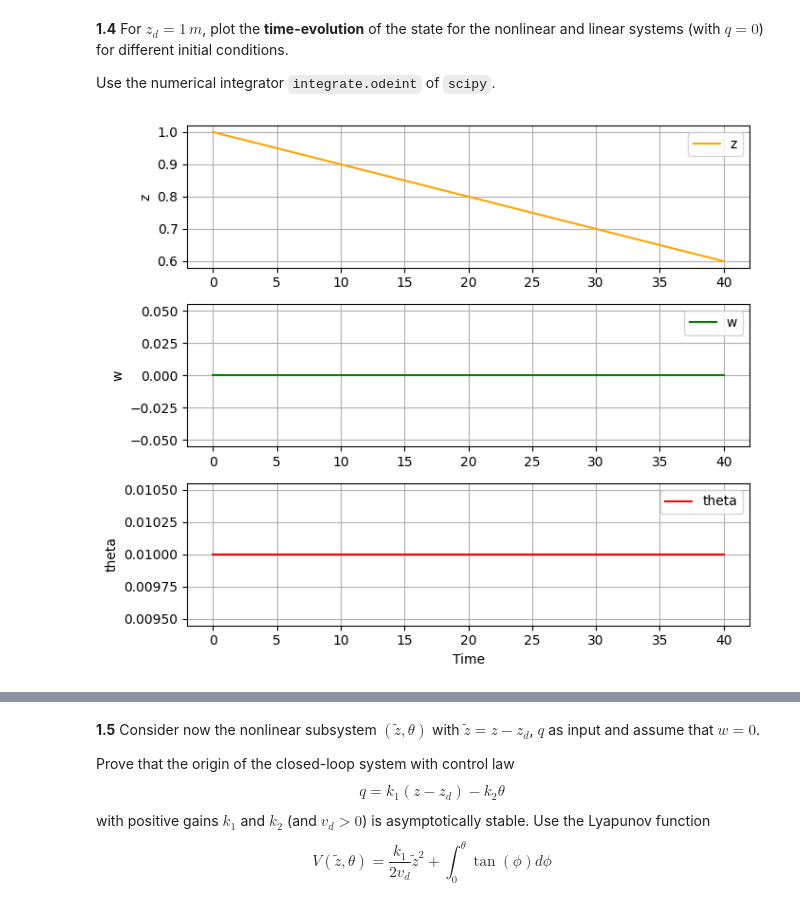
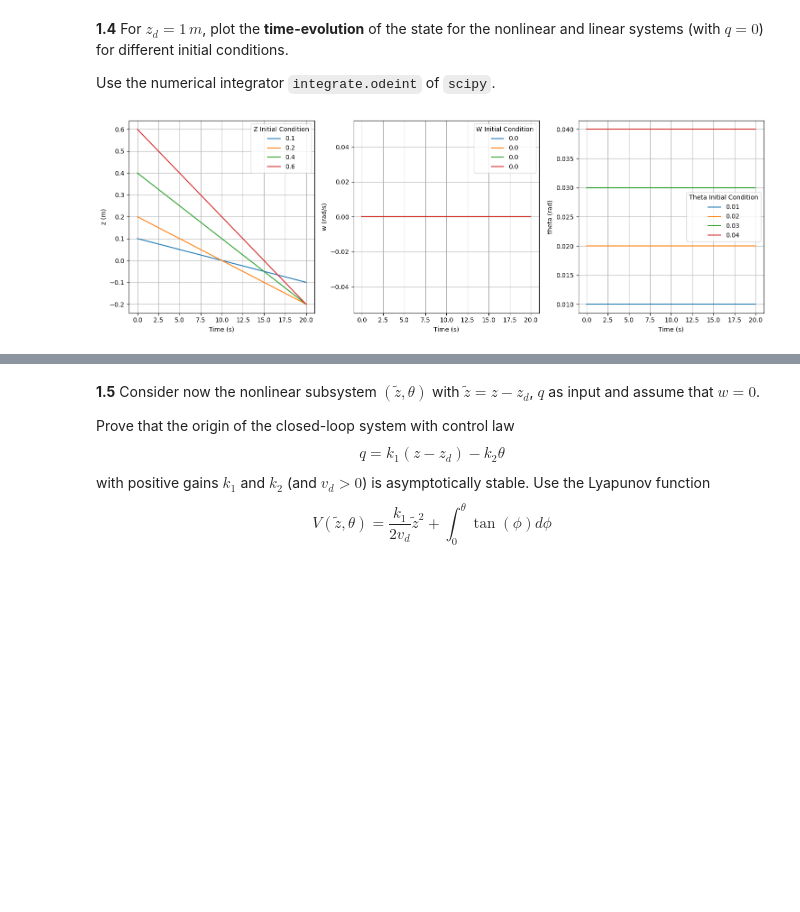
Before and after one commit to brumocas/CO_Projects, a Jupyter notebook: proj1/CO_project1.ipynb, the cells around one changed output, grey strips where cells are left out. Saved outputs shown, nothing was run; the diff lists cells and outputs as text; code cells hidden in the pictures; blank space fills up the shorter version.

```diff
--- a/proj1/CO_project1.ipynb
+++ b/proj1/CO_project1.ipynb
@@ -354,57 +351,52 @@ Use the numerical integrator `integrate.odeint` of `scipy`.
 # %%
 import numpy as np
 from scipy import integrate
 import matplotlib.pyplot as plt
 
 # Nonlinear System
 def Sys_f(x, t=0):
-  z = x[0]
-  w = x[1]
-  th = x[2]
-  q = 0
-  dx1 = -vd*np.tan(th) + w/np.cos(th)
-  dx2 = d1*w + d2*w*np.abs(w) + q*m*(vd/np.cos(th) - w*np.tan(th))
-  dx3 = q
-  return np.array([ dx1, dx2, dx3
-                   ])
+    z = x[0]
+    w = x[1]
+    th = x[2]
+    q = 0
+    dx1 = -vd*np.tan(th) + w/np.cos(th)
+    dx2 = d1*w + d2*w*np.abs(w) + q*m*(vd/np.cos(th) - w*np.tan(th))
+    dx3 = q
+    return np.array([dx1, dx2, dx3])
 
 # Generate 1000 linearly spaced points for t
-t_end = 40
+t_end = 20
 t = np.linspace(0, t_end, 1000)
 
-# Initial values
-#x0 = np.array([zd, 0.00, 0.00], dtype=float)
-x0 = np.array([zd, 0.00, 0.01], dtype=float)
 
-# Call odeint with parameters
-x_nl, infodict = integrate.odeint(Sys_f, x0, t, full_output=True)
-# infodict['message']                       # integration successful
-
-
+# Different initial conditions to test
+initial_conditions = [
+    np.array([0.1, 0.0, 0.01]),
+    np.array([0.2, 0.0, 0.02]),
+    np.array([0.4, 0.0, 0.03]),
+    np.array([0.6, 0.0, 0.04]),
+    # Add more initial conditions as needed
+]
 
 # Plot
-fig, axs = plt.subplots(3, 1, figsize=(7, 6))
+fig, axs = plt.subplots(1, 3, figsize=(15, 5))
 
-axs[0].plot(t, x_nl[:, 0], label='z', color='orange')
-axs[0].set_ylabel('z')
-axs[0].grid(True)
-axs[0].legend()
+for i, var in enumerate(['z (m)', 'w (rad/s)', 'theta (rad)']):
+    axs[i].set_xlabel('Time (s)')
+    axs[i].set_ylabel(var)
+    axs[i].grid(True)
 
-axs[1].plot(t, x_nl[:, 1], label='w', color='green')
-axs[1].set_ylabel('w')
-axs[1].grid(True)
-axs[1].legend()
+    for x0 in initial_conditions:
+        x_nl, infodict = integrate.odeint(Sys_f, x0, t, full_output=True)
+        axs[i].plot(t, x_nl[:, i], label=f'{x0[i]}')
 
-axs[2].plot(t, x_nl[:, 2], label='theta', color='red')
-axs[2].set_ylabel('theta')
-axs[2].grid(True)
-axs[2].legend()
-
-plt.xlabel('Time')
+axs[0].legend(loc='best', title='Z Initial Condition')
+axs[1].legend(loc='best', title='W Initial Condition')
+axs[2].legend(loc='best', title='Theta Initial Condition')
 plt.tight_layout()
 plt.show()
 # %% [output]
-[figure, old version]
+[figure, new version]
 # %%
 import numpy as np
 from scipy import integrate
```
Also changed, not shown: parts of 5 cells of this notebook.
